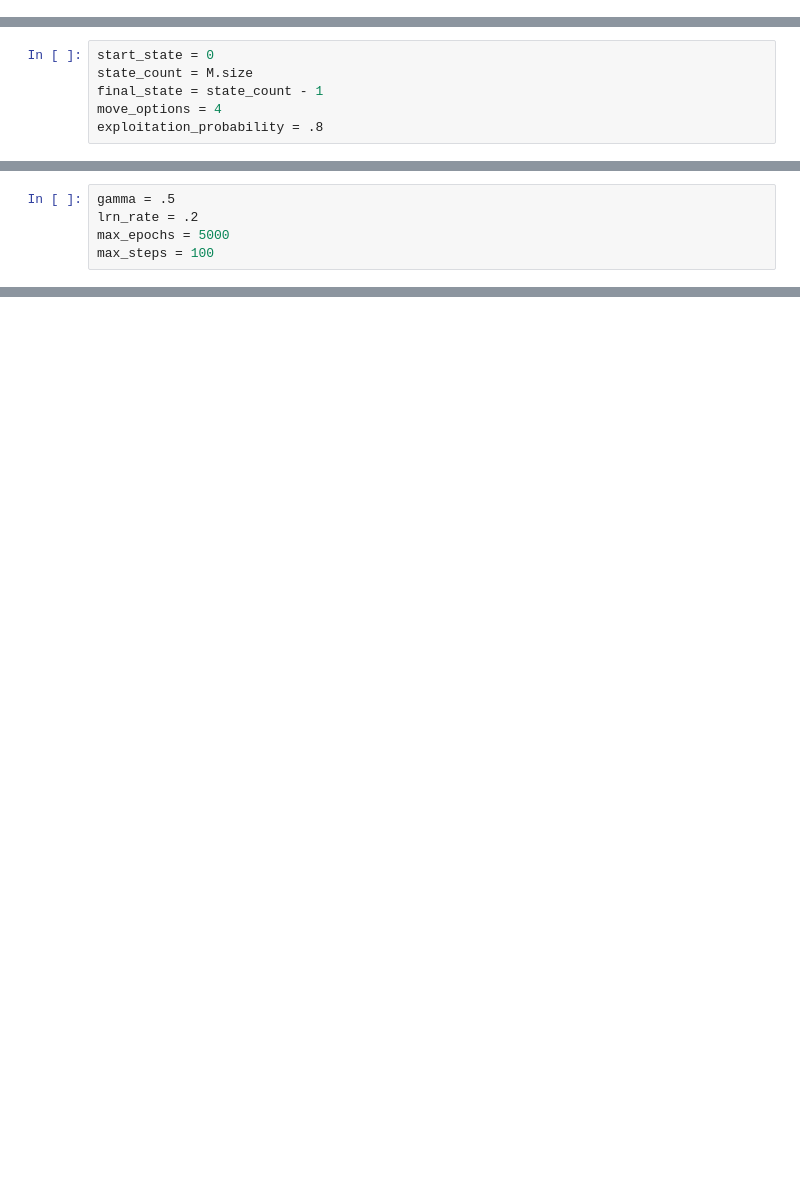
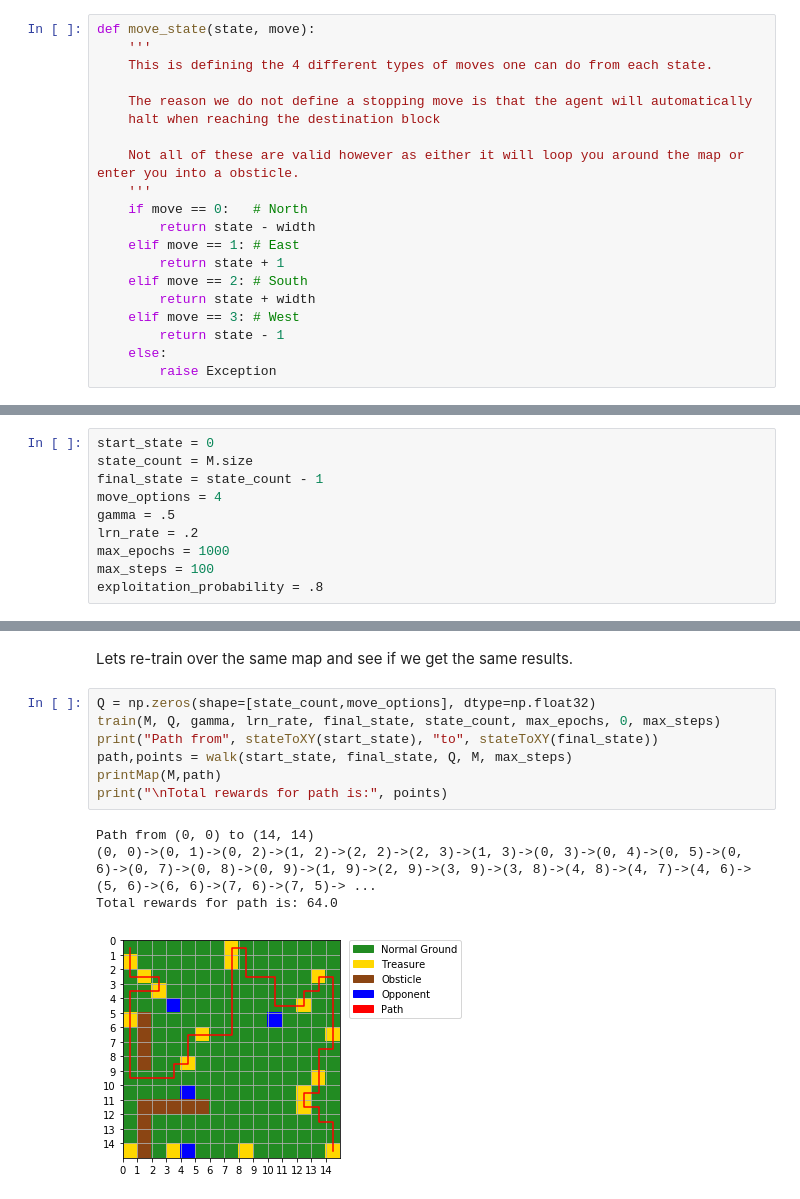
Before and after one commit to surabhikhachar/EECS_738_Project_4, a Jupyter notebook: Notebooks/treasureHunting.ipynb, the cells around one changed output, grey strips where cells are left out. Cells and saved outputs as stored; diff of their text form; blank space fills up the shorter version.

```diff
--- a/Notebooks/treasureHunting.ipynb
+++ b/Notebooks/treasureHunting.ipynb
@@ -34,0 +95,20 @@ M[14,14] = TREASURE
+# %%
+def move_state(state, move):
+    '''
+    This is defining the 4 different types of moves one can do from each state.
+
+    The reason we do not define a stopping move is that the agent will automatically
+    halt when reaching the destination block
+
+    Not all of these are valid however as either it will loop you around the map or enter you into a obsticle.
+    '''
+    if move == 0:   # North
+        return state - width
+    elif move == 1: # East
+        return state + 1
+    elif move == 2: # South
+        return state + width
+    elif move == 3: # West
+        return state - 1
+    else:
+        raise Exception
@@ -37,4 +238,8 @@ start_state = 0
 state_count = M.size
 final_state = state_count - 1
 move_options = 4
+gamma = .5
+lrn_rate = .2
+max_epochs = 1000
+max_steps = 100
 exploitation_probability = .8
@@ -43,5 +250,0 @@ Q = np.zeros(shape=[state_count,move_options], dtype=np.float32)  # Quality
-# %%
-gamma = .5
-lrn_rate = .2
-max_epochs = 5000
-max_steps = 100
@@ -207,0 +272,14 @@ Path from (0, 0) to (14, 14)
+# %% [markdown]
+Lets re-train over the same map and see if we get the same results.
+# %%
+Q = np.zeros(shape=[state_count,move_options], dtype=np.float32)
+train(M, Q, gamma, lrn_rate, final_state, state_count, max_epochs, 0, max_steps)
+print("Path from", stateToXY(start_state), "to", stateToXY(final_state))
+path,points = walk(start_state, final_state, Q, M, max_steps)
+printMap(M,path)
+print("\nTotal rewards for path is:", points)
+# %% [output]
+Path from (0, 0) to (14, 14)
+(0, 0)->(0, 1)->(0, 2)->(1, 2)->(2, 2)->(2, 3)->(1, 3)->(0, 3)->(0, 4)->(0, 5)->(0, 6)->(0, 7)->(0, 8)->(0, 9)->(1, 9)->(2, 9)->(3, 9)->(3, 8)->(4, 8)->(4, 7)->(4, 6)->(5, 6)->(6, 6)->(7, 6)->(7, 5)-> ...
+Total rewards for path is: 64.0
+[figure, added]
```
Also changed, not shown: parts of 28 cells of this notebook.
